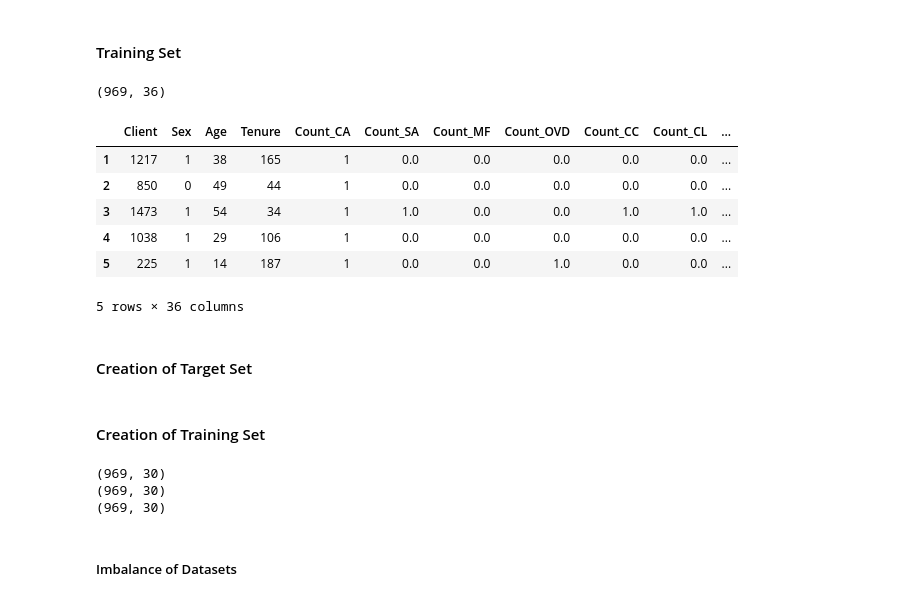
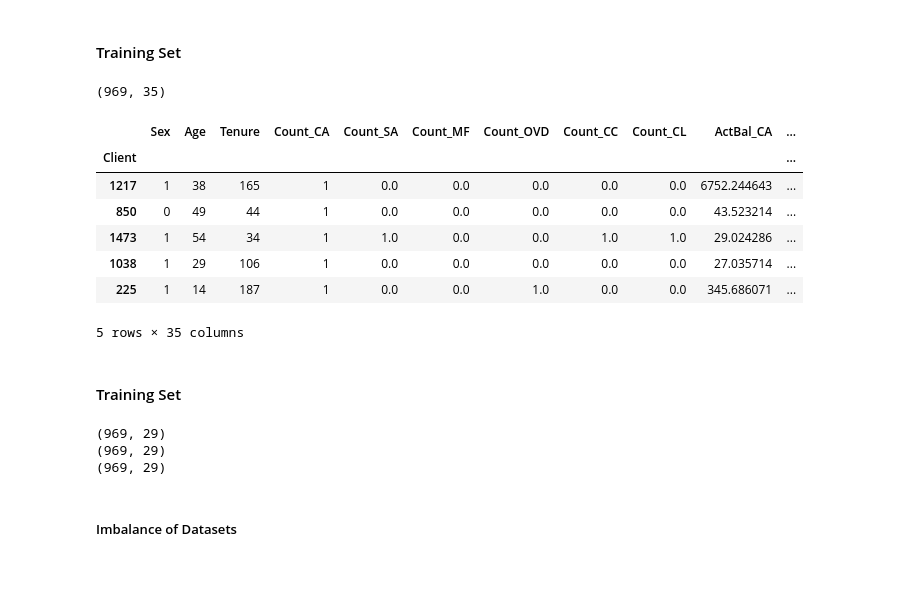
Before and after one commit to JonathanRabbi/DataSciencecase_Bank_Marketing, a Jupyter notebook: Training_Dataset.ipynb, the cells around one changed output. Saved outputs shown, nothing was run; the diff lists cells and outputs as text; code cells hidden in the pictures; blank space fills up the shorter version.

```diff
--- a/Training_Dataset.ipynb
+++ b/Training_Dataset.ipynb
@@ -216,19 +230,21 @@ df_40['Sex'] = df_40['Sex'].astype(int)
 # %% [markdown]
 #### Training Set
 # %%
-# 60% conveying training set
+''' 60pct will be used as training set'''
 df_train = df_merge[df_merge['Client'].isin(client_focus)]
 
+df_train.set_index("Client", inplace=True)
 display(df_train.shape)
 display(df_train.head())
 # %% [output]
-(969, 36)
+(969, 35)
-|  | Client | Sex | Age | Tenure | Count_CA | Count_SA | Count_MF | Count_OVD | Count_CC | Count_CL | ... |
-| 1 | 1217 | 1 | 38 | 165 | 1 | 0.0 | 0.0 | 0.0 | 0.0 | 0.0 | ... |
-| 2 | 850 | 0 | 49 | 44 | 1 | 0.0 | 0.0 | 0.0 | 0.0 | 0.0 | ... |
-| 3 | 1473 | 1 | 54 | 34 | 1 | 1.0 | 0.0 | 0.0 | 1.0 | 1.0 | ... |
-| 4 | 1038 | 1 | 29 | 106 | 1 | 0.0 | 0.0 | 0.0 | 0.0 | 0.0 | ... |
-| 5 | 225 | 1 | 14 | 187 | 1 | 0.0 | 0.0 | 1.0 | 0.0 | 0.0 | ... |
+|  | Sex | Age | Tenure | Count_CA | Count_SA | Count_MF | Count_OVD | Count_CC | Count_CL | ActBal_CA | ... |
+| Client |  |  |  |  |  |  |  |  |  |  | ... |
+| 1217 | 1 | 38 | 165 | 1 | 0.0 | 0.0 | 0.0 | 0.0 | 0.0 | 6752.244643 | ... |
+| 850 | 0 | 49 | 44 | 1 | 0.0 | 0.0 | 0.0 | 0.0 | 0.0 | 43.523214 | ... |
+| 1473 | 1 | 54 | 34 | 1 | 1.0 | 0.0 | 0.0 | 1.0 | 1.0 | 29.024286 | ... |
+| 1038 | 1 | 29 | 106 | 1 | 0.0 | 0.0 | 0.0 | 0.0 | 0.0 | 27.035714 | ... |
+| 225 | 1 | 14 | 187 | 1 | 0.0 | 0.0 | 1.0 | 0.0 | 0.0 | 345.686071 | ... |
-5 rows × 36 columns
+5 rows × 35 columns
 # %% [markdown]
-#### Creation of Target Set
+#### Training Set
@@ -244,5 +251,3 @@ display(df_train.head())
-# %% [markdown]
-#### Creation of Training Set
 # %%
 # Create full training set for consumer loan
 consumer_loan = ['Sale_MF','Sale_CC','Revenue_MF','Revenue_CC','Count_CL','ActBal_CL']
@@ -260,9 +265,9 @@ print(df_train_cl.shape)
 print(df_train_cc.shape)
 print(df_train_mf.shape)
 # %% [output]
-(969, 30)
-(969, 30)
-(969, 30)
+(969, 29)
+(969, 29)
+(969, 29)
 # %% [markdown]
 ##### Imbalance of Datasets
 # %%
```
Also changed, not shown: parts of 13 cells of this notebook, 8 other files.
